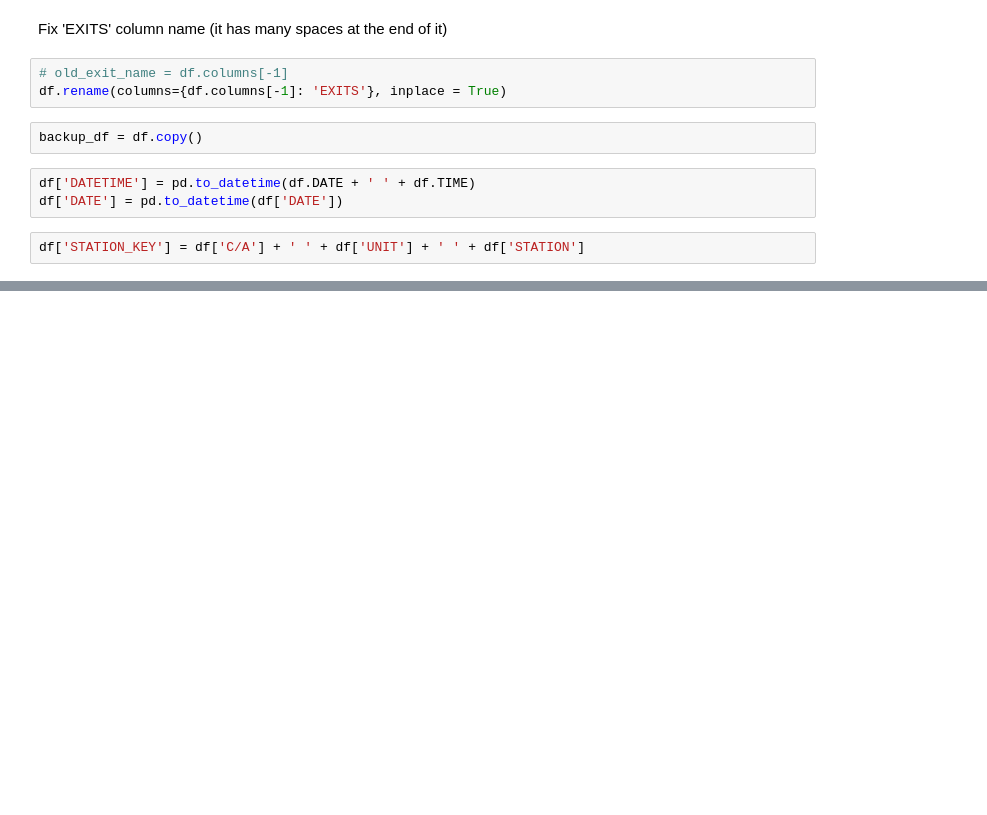
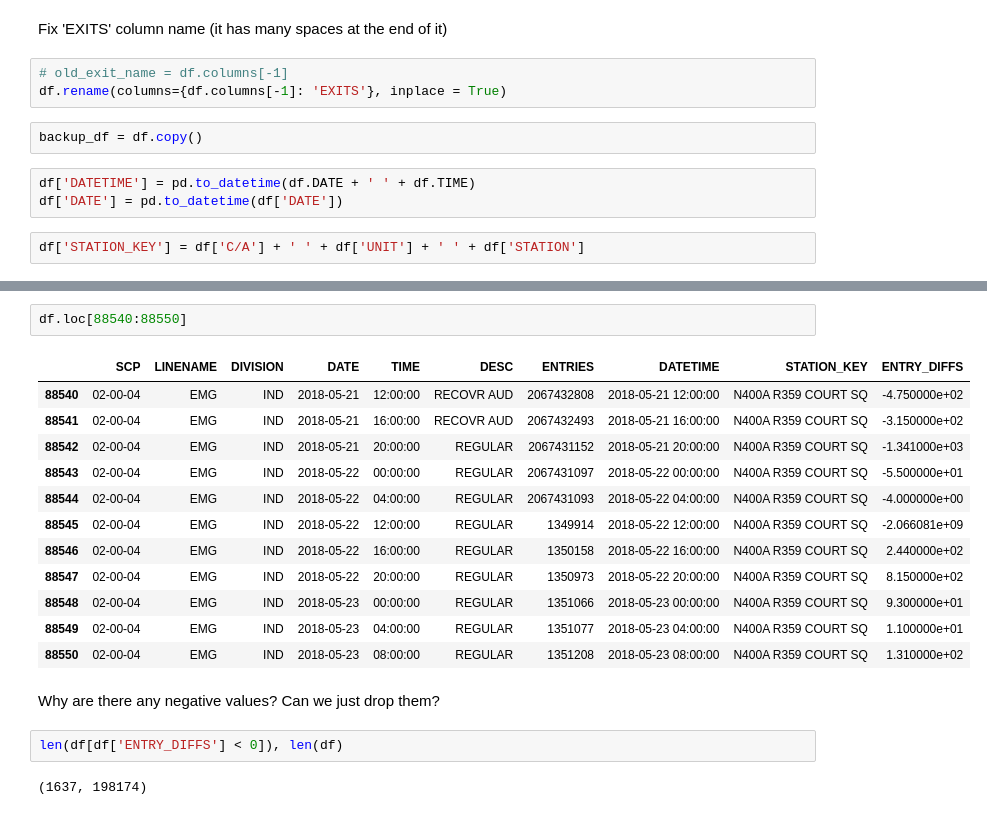
Before and after one commit to luketibbott/benson, a Jupyter notebook: benson-KF.ipynb, the cells around one changed output, grey strips where cells are left out. Saved outputs shown, nothing was run; the diff lists cells and outputs as text; blank space fills up the shorter version.

```diff
--- a/benson-KF.ipynb
+++ b/benson-KF.ipynb
@@ -97,0 +118,21 @@ ValueError: max must be larger than min in range parameter.
+# %%
+df.loc[88540:88550]
+# %% [output]
+|  | SCP | LINENAME | DIVISION | DATE | TIME | DESC | ENTRIES | DATETIME | STATION_KEY | ENTRY_DIFFS |
+| 88540 | 02-00-04 | EMG | IND | 2018-05-21 | 12:00:00 | RECOVR AUD | 2067432808 | 2018-05-21 12:00:00 | N400A R359 COURT SQ | -4.750000e+02 |
+| 88541 | 02-00-04 | EMG | IND | 2018-05-21 | 16:00:00 | RECOVR AUD | 2067432493 | 2018-05-21 16:00:00 | N400A R359 COURT SQ | -3.150000e+02 |
+| 88542 | 02-00-04 | EMG | IND | 2018-05-21 | 20:00:00 | REGULAR | 2067431152 | 2018-05-21 20:00:00 | N400A R359 COURT SQ | -1.341000e+03 |
+| 88543 | 02-00-04 | EMG | IND | 2018-05-22 | 00:00:00 | REGULAR | 2067431097 | 2018-05-22 00:00:00 | N400A R359 COURT SQ | -5.500000e+01 |
+| 88544 | 02-00-04 | EMG | IND | 2018-05-22 | 04:00:00 | REGULAR | 2067431093 | 2018-05-22 04:00:00 | N400A R359 COURT SQ | -4.000000e+00 |
+| 88545 | 02-00-04 | EMG | IND | 2018-05-22 | 12:00:00 | REGULAR | 1349914 | 2018-05-22 12:00:00 | N400A R359 COURT SQ | -2.066081e+09 |
+| 88546 | 02-00-04 | EMG | IND | 2018-05-22 | 16:00:00 | REGULAR | 1350158 | 2018-05-22 16:00:00 | N400A R359 COURT SQ | 2.440000e+02 |
+| 88547 | 02-00-04 | EMG | IND | 2018-05-22 | 20:00:00 | REGULAR | 1350973 | 2018-05-22 20:00:00 | N400A R359 COURT SQ | 8.150000e+02 |
+| 88548 | 02-00-04 | EMG | IND | 2018-05-23 | 00:00:00 | REGULAR | 1351066 | 2018-05-23 00:00:00 | N400A R359 COURT SQ | 9.300000e+01 |
+| 88549 | 02-00-04 | EMG | IND | 2018-05-23 | 04:00:00 | REGULAR | 1351077 | 2018-05-23 04:00:00 | N400A R359 COURT SQ | 1.100000e+01 |
+| 88550 | 02-00-04 | EMG | IND | 2018-05-23 | 08:00:00 | REGULAR | 1351208 | 2018-05-23 08:00:00 | N400A R359 COURT SQ | 1.310000e+02 |
+# %% [markdown]
+Why are there any negative values? Can we just drop them?
+# %%
+len(df[df['ENTRY_DIFFS'] < 0]), len(df)
+# %% [output]
+(1637, 198174)
```
Also changed, not shown: parts of 22 cells of this notebook.
